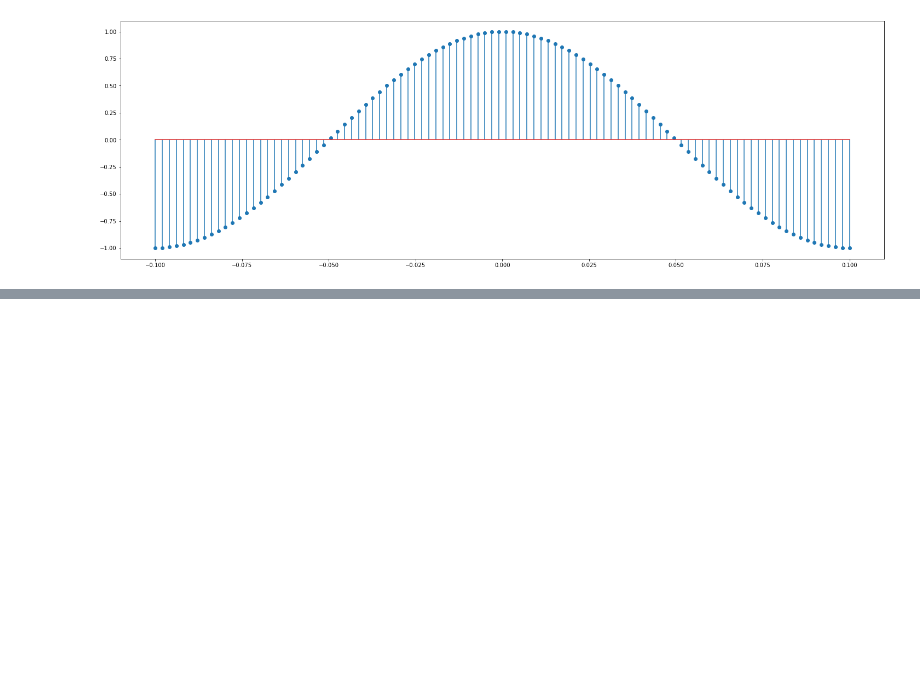
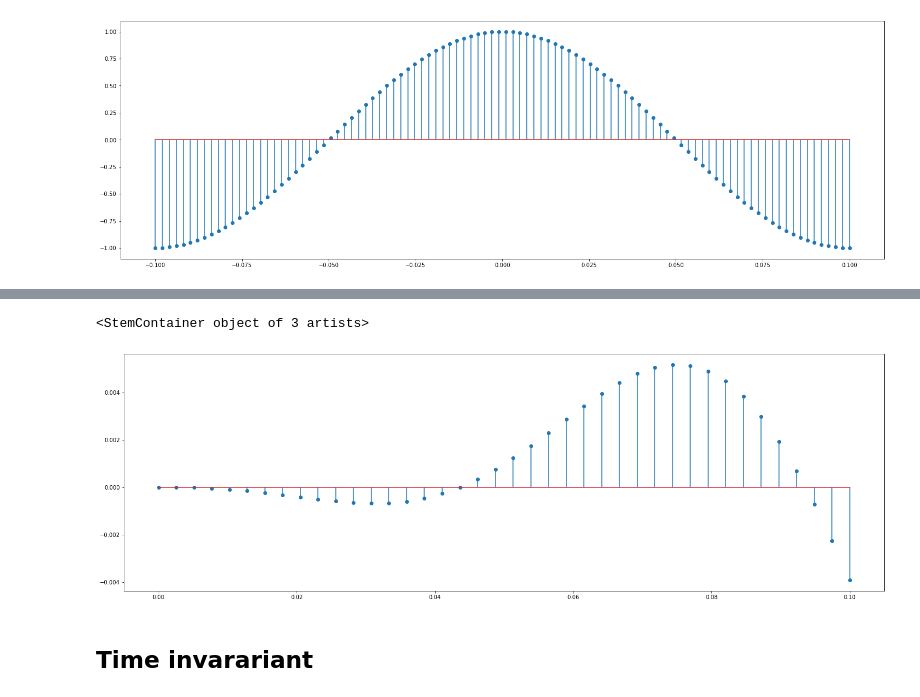
Before and after one commit to s-m-nahid-hasan-ruet-ece/Competitive-Programming, a Jupyter notebook: LabTask/DSP_DTS.ipynb, the cells around one changed output, grey strips where cells are left out. Drawn from its saved outputs; the diff is of its cells as text; code cells hidden in the pictures; blank space fills up the shorter version.

```diff
--- a/LabTask/DSP_DTS.ipynb
+++ b/LabTask/DSP_DTS.ipynb
@@ -118,0 +187,9 @@ The value of m:  0.5
+# %%
+## yy!= y
+plt.figure(figsize=(25, 8))
+plt.stem(ts,yy)
+# %% [output]
+<StemContainer object of 3 artists>
+[figure, added]
+# %% [markdown]
+## **Time invarariant**
```
Also changed, not shown: parts of 6 cells of this notebook.
